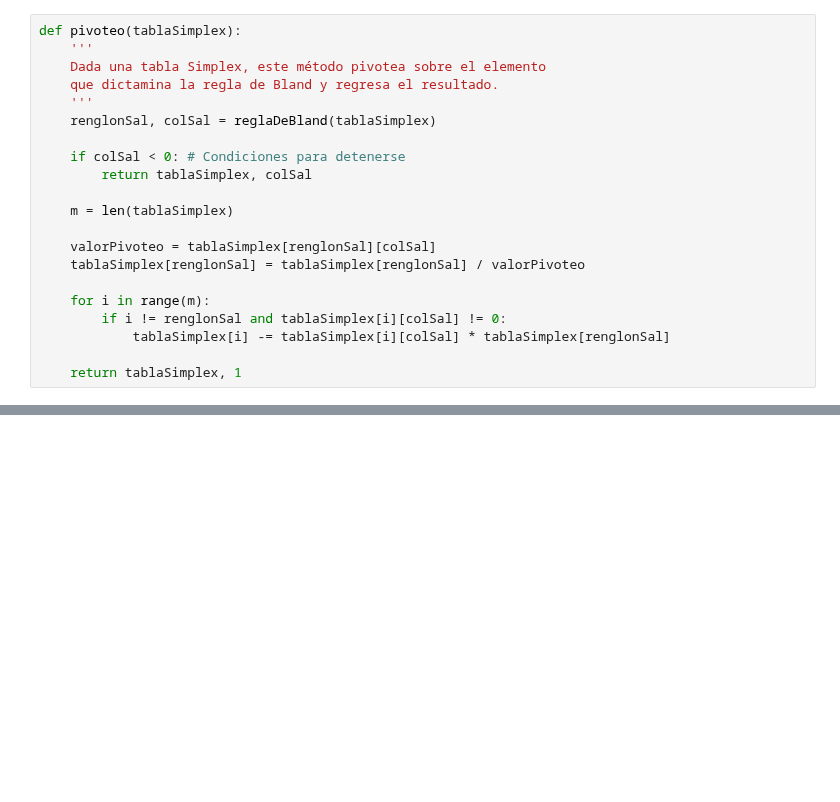
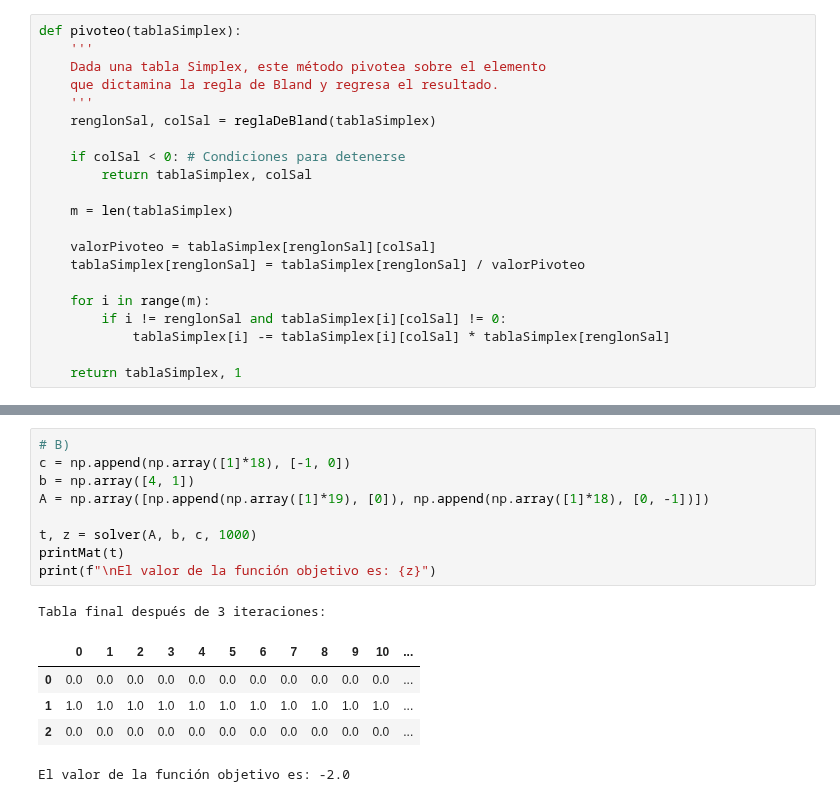
Before and after one commit to betomqz/progra-lineal-proyecto, a Jupyter notebook: Simplex.ipynb, the cells around one changed output, grey strips where cells are left out. Cells and saved outputs as stored; diff of their text form; blank space fills up the shorter version.

```diff
--- a/Simplex.ipynb
+++ b/Simplex.ipynb
@@ -317,0 +328,16 @@ array([0.0, 1000.0, 1997.0, 2.0])
+# %%
+# B)
+c = np.append(np.array([1]*18), [-1, 0])
+b = np.array([4, 1])
+A = np.array([np.append(np.array([1]*19), [0]), np.append(np.array([1]*18), [0, -1])])
+
+t, z = solver(A, b, c, 1000)
+printMat(t)
+print(f"\nEl valor de la función objetivo es: {z}")
+# %% [output]
+Tabla final después de 3 iteraciones:
+|  | 0 | 1 | 2 | 3 | 4 | 5 | 6 | 7 | 8 | 9 | 10 | ... |
+| 0 | 0.0 | 0.0 | 0.0 | 0.0 | 0.0 | 0.0 | 0.0 | 0.0 | 0.0 | 0.0 | 0.0 | ... |
+| 1 | 1.0 | 1.0 | 1.0 | 1.0 | 1.0 | 1.0 | 1.0 | 1.0 | 1.0 | 1.0 | 1.0 | ... |
+| 2 | 0.0 | 0.0 | 0.0 | 0.0 | 0.0 | 0.0 | 0.0 | 0.0 | 0.0 | 0.0 | 0.0 | ... |
+El valor de la función objetivo es: -2.0
```
Also changed, not shown: parts of 20 cells of this notebook, 7 other files.
